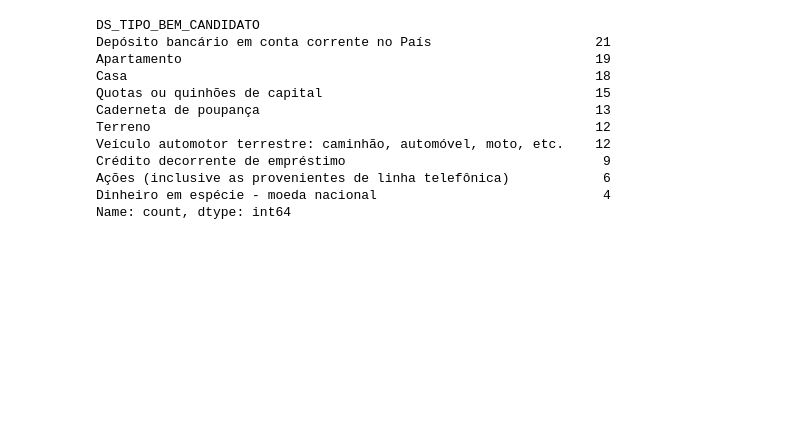
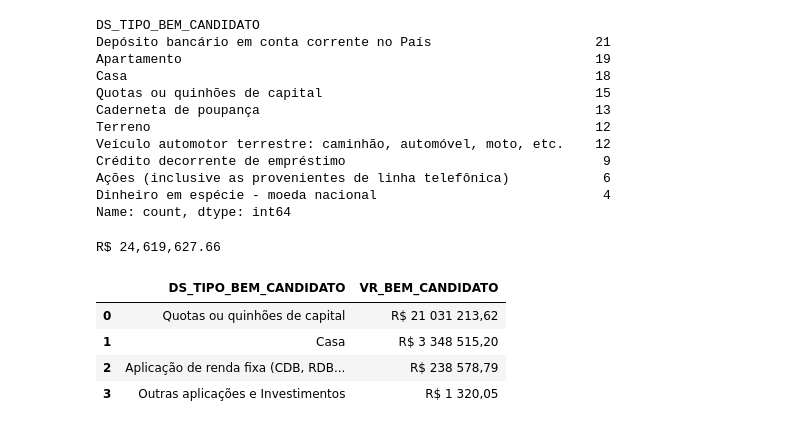
Before and after one commit to leandroclv/analise_manipulacao_dados_pandas_udemy, a Jupyter notebook: df_dados_TSE.ipynb, the cells around one changed output. Cells and saved outputs as stored; diff of their text form; code cells hidden in the pictures; blank space fills up the shorter version.

```diff
--- a/df_dados_TSE.ipynb
+++ b/df_dados_TSE.ipynb
@@ -251,4 +251,11 @@ def extrato_investimento(candidato):
     temp['VR_BEM_CANDIDATO'] = temp['VR_BEM_CANDIDATO'].apply(lambda x: f'R$ {x:,.2f}'.replace(',', ' ').replace('.', ',').replace('  ', '.'))
     return temp
 # %%
-extrato_investimento('')
+extrato_investimento('LUIZ FELIPE CHAVES D AVILA')
+# %% [output]
+R$ 24,619,627.66
+|  | DS_TIPO_BEM_CANDIDATO | VR_BEM_CANDIDATO |
+| 0 | Quotas ou quinhões de capital | R$ 21 031 213,62 |
+| 1 | Casa | R$ 3 348 515,20 |
+| 2 | Aplicação de renda fixa (CDB, RDB... | R$ 238 578,79 |
+| 3 | Outras aplicações e Investimentos | R$ 1 320,05 |
```
Also changed, not shown: parts of 8 cells of this notebook.
